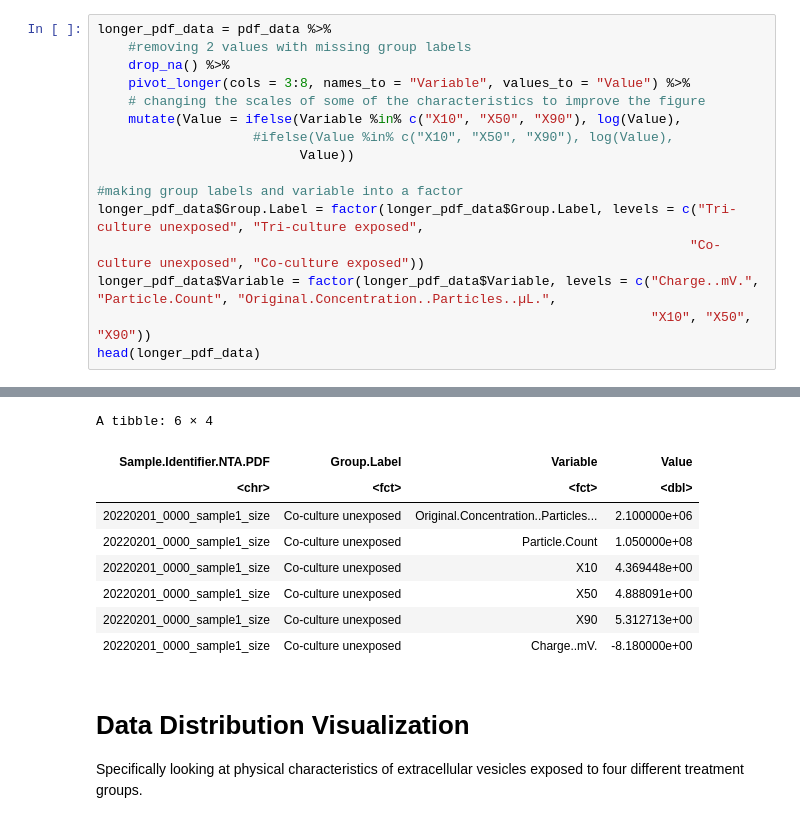
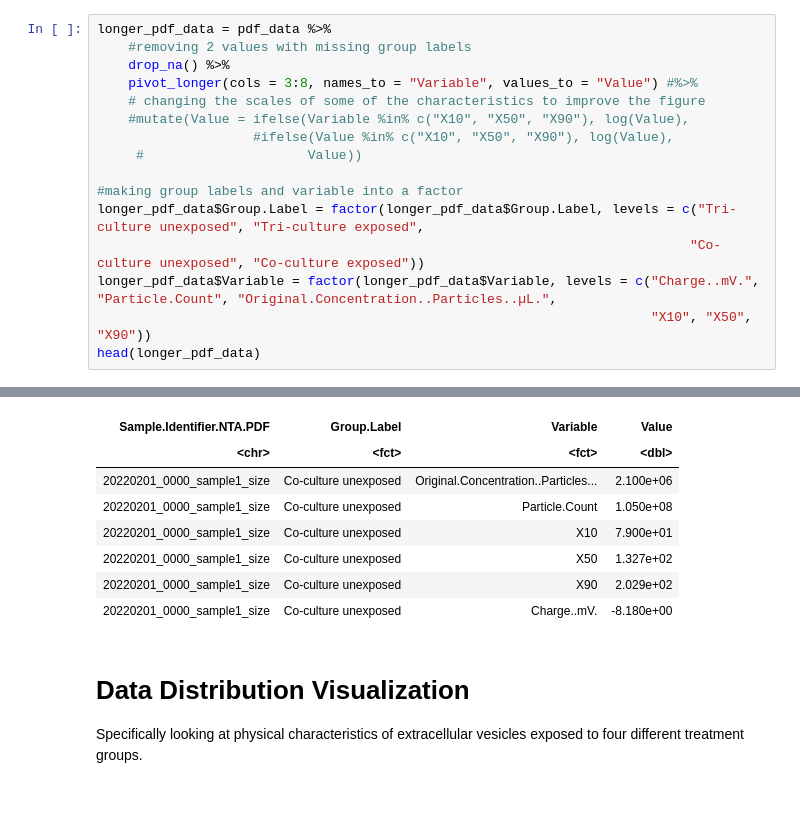
Before and after one commit to alexispayton/Wildfires-and-Extracellular-Vesicles-EVs-Woodsmoke-Alters-EV-Proteomic-Signatures-involved-in-Ext, a Jupyter notebook: 2. EV NTA Data Visualization/PDF Data Visualization (Figure 3).ipynb, the cells around one changed output, grey strips where cells are left out. Cells and saved outputs as stored; diff of their text form.

```diff
--- a/2. EV NTA Data Visualization/PDF Data Visualization (Figure 3).ipynb
+++ b/2. EV NTA Data Visualization/PDF Data Visualization (Figure 3).ipynb
@@ -33,11 +44,11 @@ A data.frame: 6 × 8
 longer_pdf_data = pdf_data %>%
     #removing 2 values with missing group labels
     drop_na() %>%
-    pivot_longer(cols = 3:8, names_to = "Variable", values_to = "Value") %>%
+    pivot_longer(cols = 3:8, names_to = "Variable", values_to = "Value") #%>%
     # changing the scales of some of the characteristics to improve the figure
-    mutate(Value = ifelse(Variable %in% c("X10", "X50", "X90"), log(Value),
+    #mutate(Value = ifelse(Variable %in% c("X10", "X50", "X90"), log(Value),
                     #ifelse(Value %in% c("X10", "X50", "X90"), log(Value),
-                          Value))
+     #                     Value))
 
 #making group labels and variable into a factor
 longer_pdf_data$Group.Label = factor(longer_pdf_data$Group.Label, levels = c("Tri-culture unexposed", "Tri-culture exposed",
@@ -55,12 +61,11 @@ Caused by warning in `log()`:
-A tibble: 6 × 4
 | Sample.Identifier.NTA.PDF | Group.Label | Variable | Value |
 | <chr> | <fct> | <fct> | <dbl> |
-| 20220201_0000_sample1_size | Co-culture unexposed | Original.Concentration..Particles... | 2.100000e+06 |
-| 20220201_0000_sample1_size | Co-culture unexposed | Particle.Count | 1.050000e+08 |
-| 20220201_0000_sample1_size | Co-culture unexposed | X10 | 4.369448e+00 |
-| 20220201_0000_sample1_size | Co-culture unexposed | X50 | 4.888091e+00 |
-| 20220201_0000_sample1_size | Co-culture unexposed | X90 | 5.312713e+00 |
-| 20220201_0000_sample1_size | Co-culture unexposed | Charge..mV. | -8.180000e+00 |
+| 20220201_0000_sample1_size | Co-culture unexposed | Original.Concentration..Particles... | 2.100e+06 |
+| 20220201_0000_sample1_size | Co-culture unexposed | Particle.Count | 1.050e+08 |
+| 20220201_0000_sample1_size | Co-culture unexposed | X10 | 7.900e+01 |
+| 20220201_0000_sample1_size | Co-culture unexposed | X50 | 1.327e+02 |
+| 20220201_0000_sample1_size | Co-culture unexposed | X90 | 2.029e+02 |
+| 20220201_0000_sample1_size | Co-culture unexposed | Charge..mV. | -8.180e+00 |
 # %% [markdown]
 # Data Distribution Visualization
 
```
Also changed, not shown: parts of 4 cells of this notebook.
